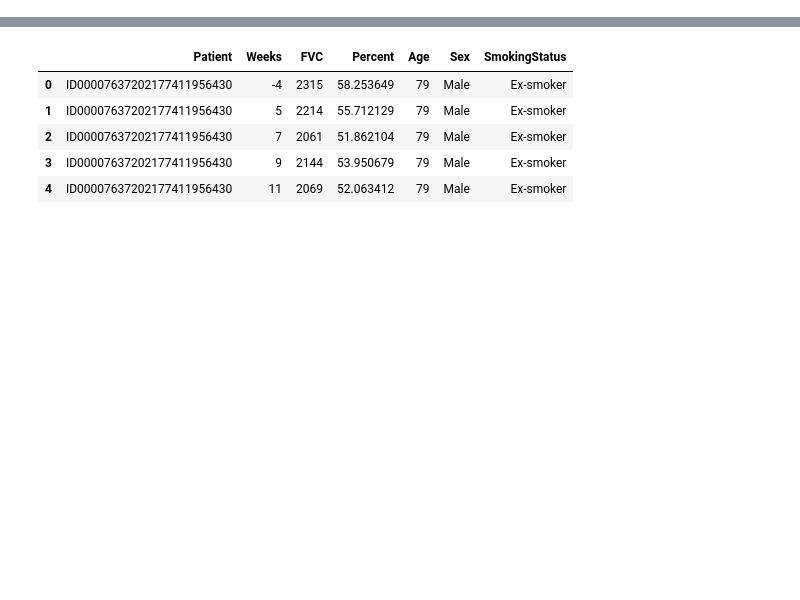
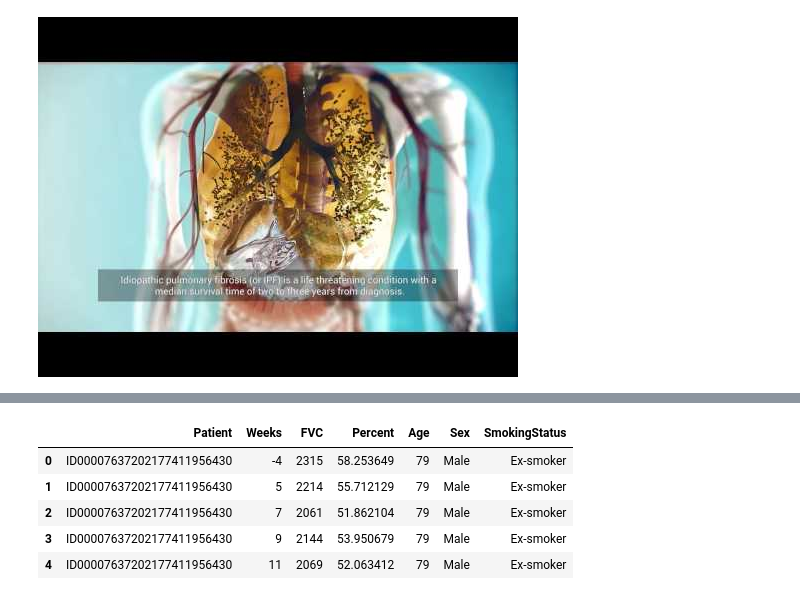
Before and after one commit to tkrsh/LungFunctionDecline, a Jupyter notebook: EDA.ipynb, the cells around one changed output, grey strips where cells are left out. Saved outputs shown, nothing was run; the diff lists cells and outputs as text; code cells hidden in the pictures; blank space fills up the shorter version.

```diff
--- a/EDA.ipynb
+++ b/EDA.ipynb
@@ -0,0 +9,5 @@
+# %%
+from IPython.display import YouTubeVideo
+YouTubeVideo('QdwuHKwOLRU', width=800, height=300)
+# %% [output]
+[figure, added]
```
Also changed, not shown: parts of 30 cells of this notebook, 7 other files.
